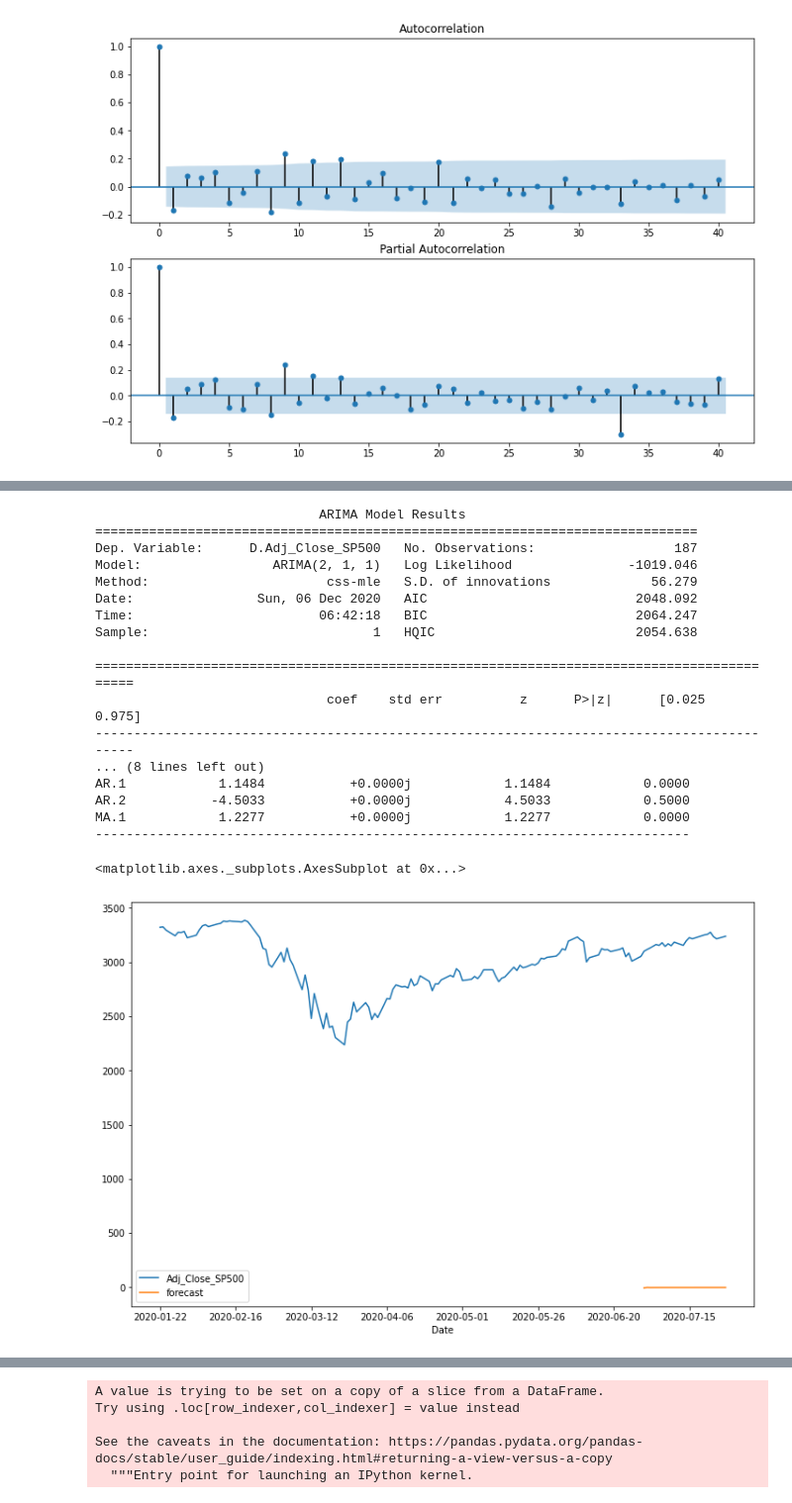
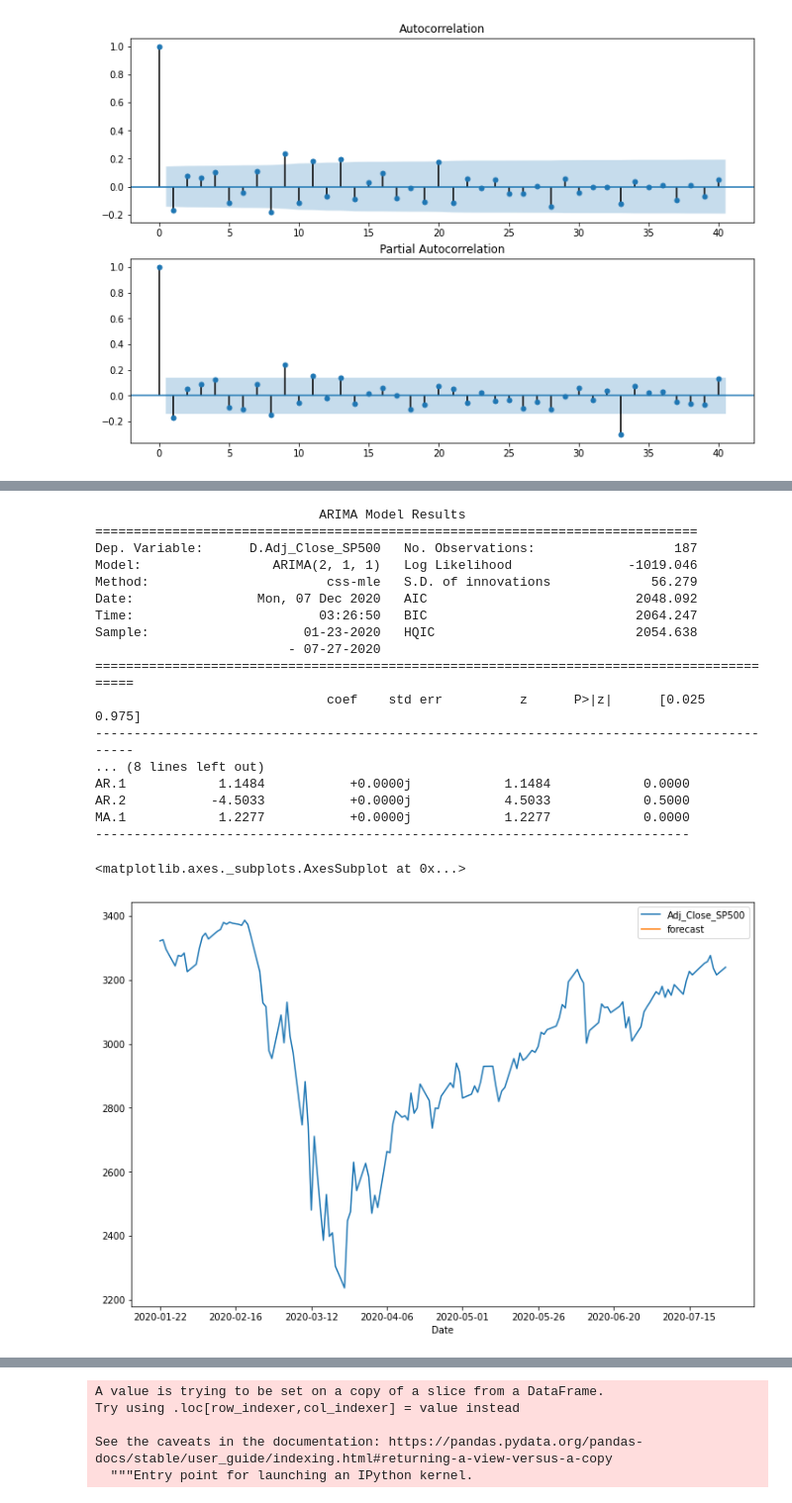
Before and after one commit to gandhimonil9823/Covid_Stock_Analysis, a Jupyter notebook: Covid_Stock.ipynb, the cells around one changed output, grey strips where cells are left out. Shown at 99% size. Drawn from its saved outputs; the diff is of its cells as text; code cells hidden in the pictures.

```diff
--- a/Covid_Stock.ipynb
+++ b/Covid_Stock.ipynb
@@ -398 +419,23 @@ df_snp500['Adj_Close_SP500'] = df_snp500['Adj_Close_SP500'].astype(float)
+# %%
+# df_snp500 = df_with_missing[['Date','Adj_Close_SP500']]
+# df_snp500.set_index('Date', inplace = True)
+# df_snp500['Adj_Close_SP500'] = df_snp500['Adj_Close_SP500'].astype(float)
+
+# df_snp500.shape
+# df_with_missing.set_index('Date', inplace = True)
+
+df_stock_pre_covid = df_with_missing[:1480]
+df_stock_covid = df_with_missing[1480:]
+
+# df_snp500.set_index('Date', inplace = True)
+# df_snp500['Adj_Close_SP500'] = df_snp500['Adj_Close_SP500'].astype(float)
+
+df_train = df_stock_pre_covid[:1297]
+df_test = pd.concat([df_stock_pre_covid[1297:], df_stock_covid])
+
+df_snp500_precovid, df_dji_precovid, df_nasdaq_precovid = df_stock_pre_covid[['Adj_Close_SP500']], df_stock_pre_covid[['Adj_Close_DJI']], df_stock_pre_covid[['Adj_Close_NASDAQ']]
+df_snp500_covid, df_dji_covid, df_nasdaq_covid = df_stock_covid[['Adj_Close_SP500']], df_stock_covid[['Adj_Close_DJI']], df_stock_covid[['Adj_Close_NASDAQ']]
+
+df_snp500_train, df_dji_train, df_nasdaq_train = df_train[['Adj_Close_SP500']], df_train[['Adj_Close_DJI']], df_train[['Adj_Close_NASDAQ']]
+df_snp500_test, df_dji_test, df_nasdaq_test = df_test[['Adj_Close_SP500']], df_test[['Adj_Close_DJI']], df_test[['Adj_Close_NASDAQ']]
 # %%
@@ -451,6 +540,6 @@ dtype: float64
 # %%
-df_snp500['SP_First_Difference'] = df_snp500['Adj_Close_SP500'] - df_snp500['Adj_Close_SP500'].shift(1)
-test_stationarity(df_snp500['SP_First_Difference'].dropna(), window = 30)
+df_snp500_covid['SP_First_Difference'] = df_snp500_covid['Adj_Close_SP500'] - df_snp500_covid['Adj_Close_SP500'].shift(1)
+test_stationarity(df_snp500_covid['SP_First_Difference'].dropna(), window = 30)
 # %% [output]
 [figure]
 Results of Dickey-Fuller Test:
@@ -474,27 +609,27 @@ fig = sm.api.graphics.tsa.plot_pacf(df_snp500['SP_First_Difference'].dropna(), l
 # %%
-arima_mod6 = sm.tsa.arima_model.ARIMA(df_snp500['Adj_Close_SP500'], (2,1,1)).fit(disp=False)
+arima_mod6 = sm.tsa.arima_model.ARIMA(df_snp500_covid['Adj_Close_SP500'], (2,1,1)).fit(disp=False)
 print(arima_mod6.summary())
 
-df_snp500['forecast']=arima_mod6.predict(start=160,end=187,dynamic=True)
-df_snp500[['Adj_Close_SP500','forecast']].plot(figsize=(12,8))
+df_snp500_covid['forecast']=arima_mod6.predict(start=160,end=187,dynamic=True)
+df_snp500_covid[['Adj_Close_SP500','forecast']].plot(figsize=(12,8))
 # %% [output]
                              ARIMA Model Results
 ==============================================================================
 Dep. Variable:      D.Adj_Close_SP500   No. Observations:                  187
 Model:                 ARIMA(2, 1, 1)   Log Likelihood               -1019.046
 Method:                       css-mle   S.D. of innovations             56.279
-Date:                Sun, 06 Dec 2020   AIC                           2048.092
-Time:                        06:42:18   BIC                           2064.247
-Sample:                             1   HQIC                          2054.638
-
+Date:                Mon, 07 Dec 2020   AIC                           2048.092
+Time:                        03:26:50   BIC                           2064.247
+Sample:                    01-23-2020   HQIC                          2054.638
+                         - 07-27-2020
 ===========================================================================================
                               coef    std err          z      P>|z|      [0.025      0.975]
 -------------------------------------------------------------------------------------------
 ... (8 lines left out)
 AR.1            1.1484           +0.0000j            1.1484            0.0000
 AR.2           -4.5033           +0.0000j            4.5033            0.5000
 MA.1            1.2277           +0.0000j            1.2277            0.0000
 -----------------------------------------------------------------------------
 <matplotlib.axes._subplots.AxesSubplot at 0x...>
-[figure, old version]
+[figure, new version]
 # %%
```
Also changed, not shown: parts of 41 cells of this notebook.
